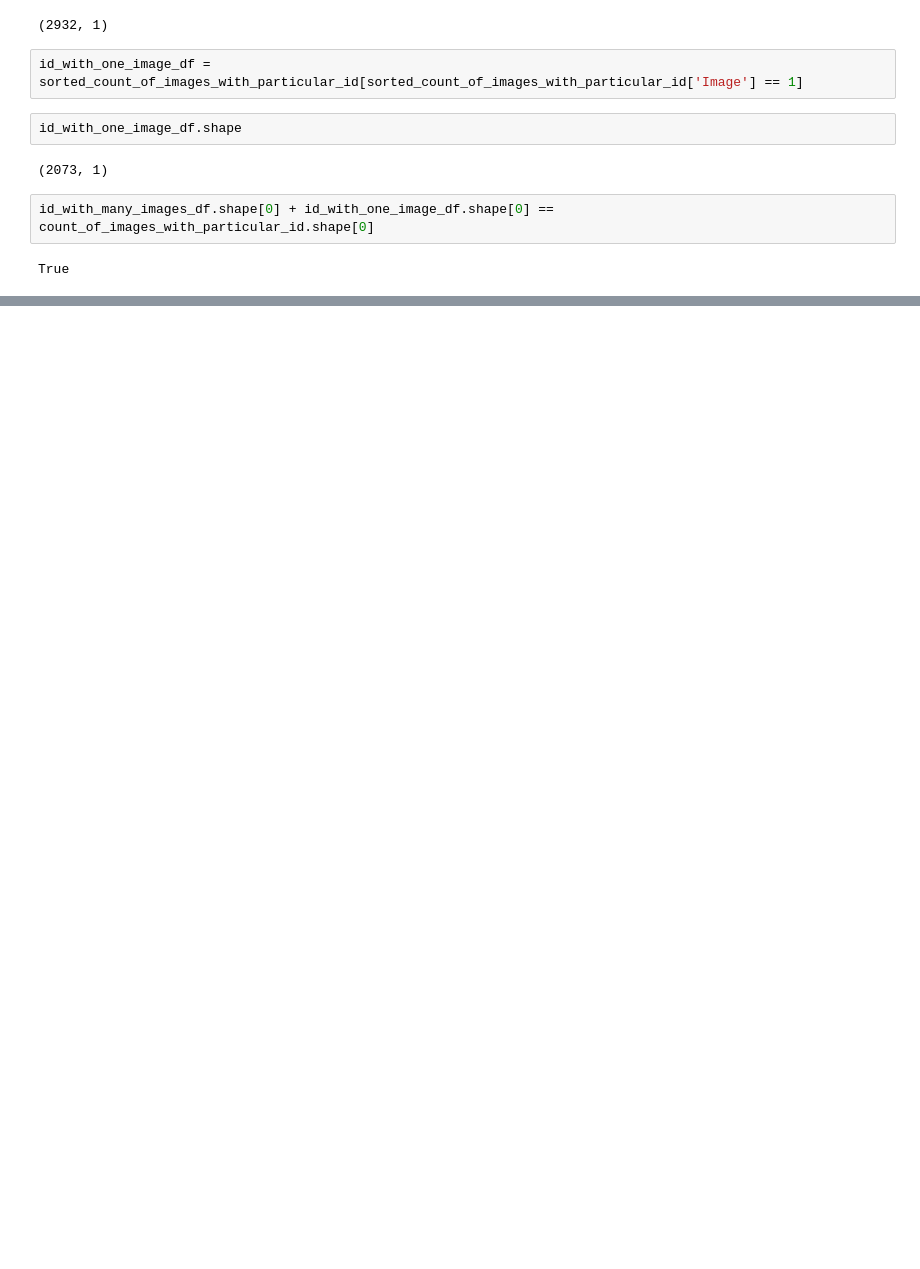
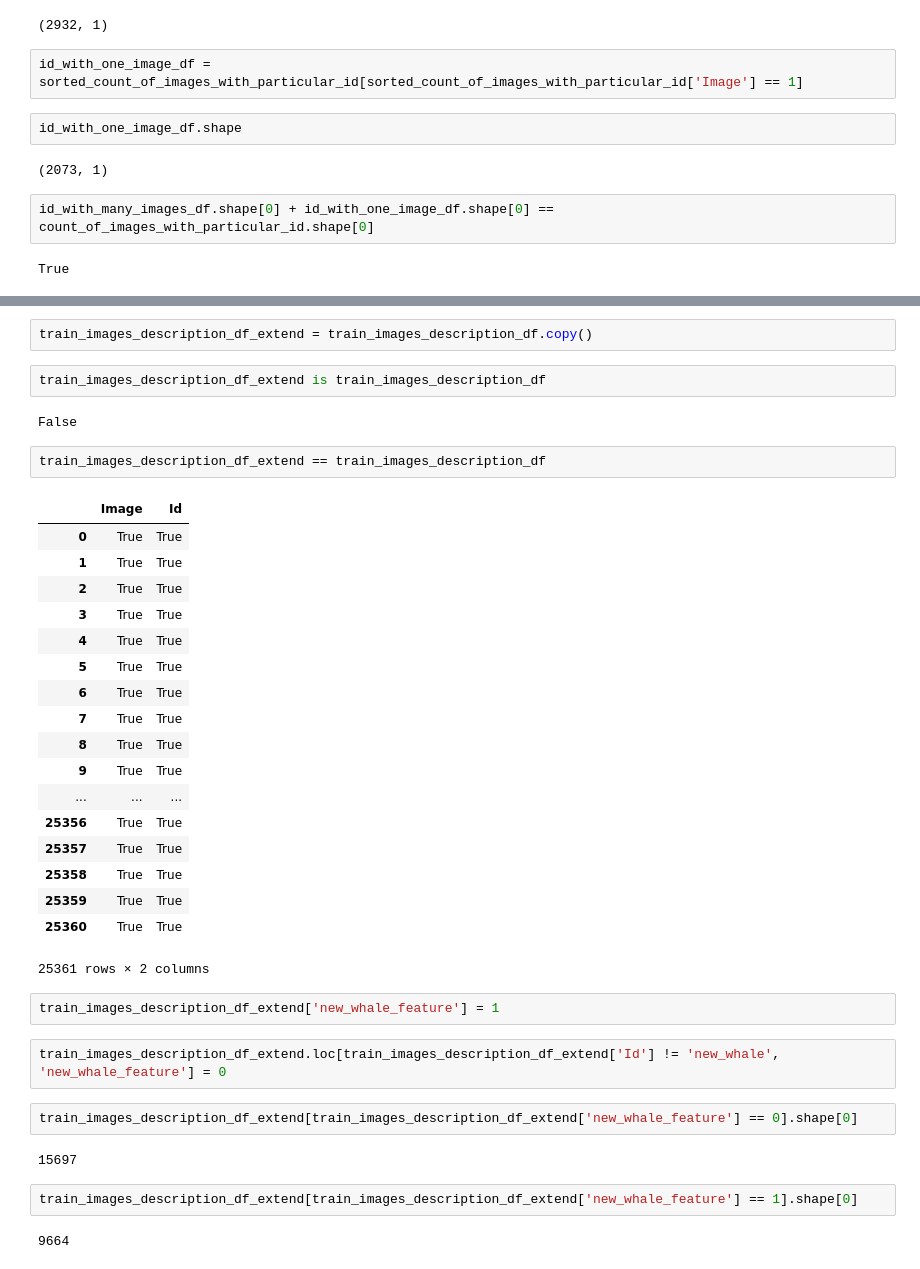
Before and after one commit to contemplat0r/Humpback_Whale_Identification, a Jupyter notebook: first_exp_eda_humpback_whale_identification-2.ipynb, the cells around one changed output, grey strips where cells are left out. Drawn from its saved outputs; the diff is of its cells as text; blank space fills up the shorter version.

```diff
--- a/first_exp_eda_humpback_whale_identification-2.ipynb
+++ b/first_exp_eda_humpback_whale_identification-2.ipynb
@@ -606,0 +643,39 @@ True
+# %%
+train_images_description_df_extend = train_images_description_df.copy()
+# %%
+train_images_description_df_extend is train_images_description_df
+# %% [output]
+False
+# %%
+train_images_description_df_extend == train_images_description_df
+# %% [output]
+|  | Image | Id |
+| 0 | True | True |
+| 1 | True | True |
+| 2 | True | True |
+| 3 | True | True |
+| 4 | True | True |
+| 5 | True | True |
+| 6 | True | True |
+| 7 | True | True |
+| 8 | True | True |
+| 9 | True | True |
+| ... | ... | ... |
+| 25356 | True | True |
+| 25357 | True | True |
+| 25358 | True | True |
+| 25359 | True | True |
+| 25360 | True | True |
+25361 rows × 2 columns
+# %%
+train_images_description_df_extend['new_whale_feature'] = 1
+# %%
+train_images_description_df_extend.loc[train_images_description_df_extend['Id'] != 'new_whale', 'new_whale_feature'] = 0
+# %%
+train_images_description_df_extend[train_images_description_df_extend['new_whale_feature'] == 0].shape[0]
+# %% [output]
+15697
+# %%
+train_images_description_df_extend[train_images_description_df_extend['new_whale_feature'] == 1].shape[0]
+# %% [output]
+9664
```
Also changed, not shown: parts of 27 cells of this notebook, 1 other file.
